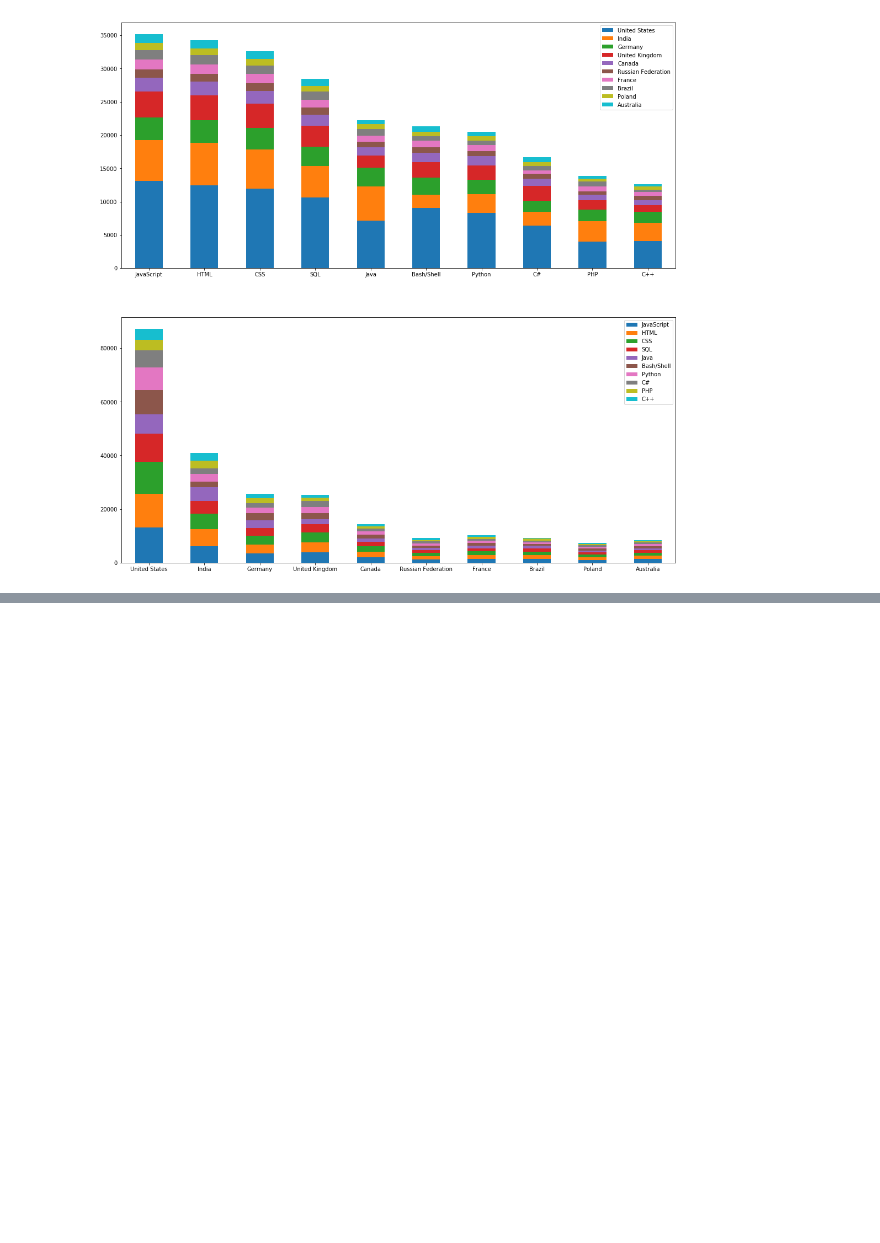
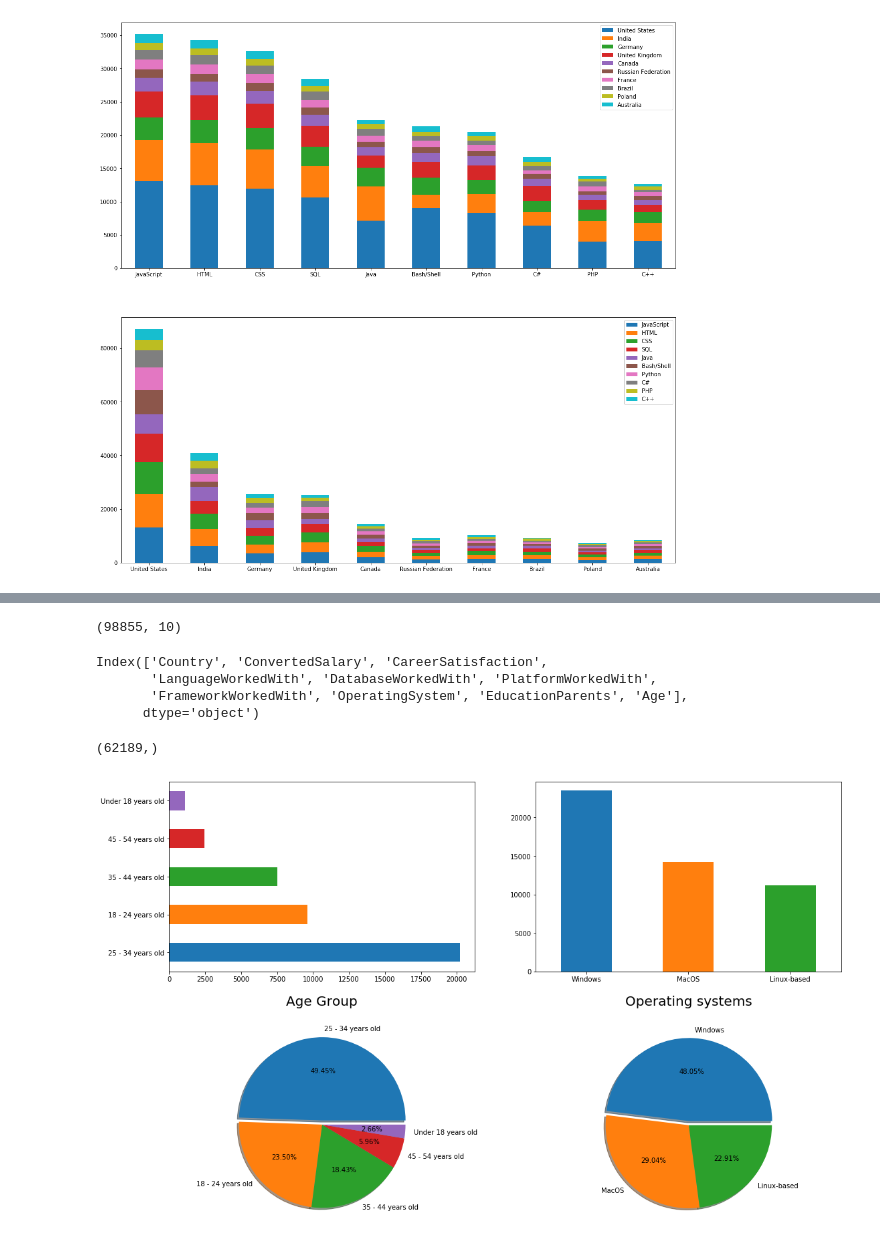
Before and after one commit to MadhukaraBS/python-challenge, a Jupyter notebook: Project-1/TechAnalysis.ipynb, the cells around one changed output, grey strips where cells are left out. Saved outputs shown, nothing was run; the diff lists cells and outputs as text; code cells hidden in the pictures; blank space fills up the shorter version.

Commit message:
After multiple subplots

```diff
--- a/Project-1/TechAnalysis.ipynb
+++ b/Project-1/TechAnalysis.ipynb
@@ -208,0 +136,37 @@ Name: LanguageWorkedWith, Length: 13721, dtype: object
+# %%
+sel_df.shape
+# %% [output]
+(98855, 10)
+# %%
+sel_df_c.columns
+# %% [output]
+Index(['Country', 'ConvertedSalary', 'CareerSatisfaction',
+       'LanguageWorkedWith', 'DatabaseWorkedWith', 'PlatformWorkedWith',
+       'FrameworkWorkedWith', 'OperatingSystem', 'EducationParents', 'Age'],
+      dtype='object')
+# %%
+sel_df_c['ConvertedSalary'].shape
+# %% [output]
+(62189,)
+# %%
+fig, ax = plt.subplots(2, 2, figsize=(18,12))
+sel_df_c['Age'].value_counts().head(5).plot(kind='barh', ax=ax[0, 0])
+explode = (0.05, 0, 0, 0, 0)
+sel_df_c['Age'].value_counts().head(5).plot(kind='pie', ax=ax[1, 0], explode=explode, autopct='%.2f%%', title='Age Group', shadow=True)
+ax[1, 0].axis('equal')
+ax[1, 0].set_ylabel('')
+ax[1, 0].title.set_position([0.5, 1.1])
+ax[1, 0].title.set_size(20)
+#  Indicates age group 25-44 is peak developer age
+sel_df_c['OperatingSystem'].value_counts().head(3).plot(kind='bar', ax=ax[0, 1], rot=0)
+explode = (0.05, 0, 0)
+sel_df_c['OperatingSystem'].value_counts().head(3).plot(kind='pie', ax=ax[1, 1], explode=explode, autopct='%.2f%%', title='Operating systems', shadow=True)
+ax[1, 1].axis('equal')
+ax[1, 1].set_ylabel('')
+ax[1, 1].title.set_position([0.5, 1.1])
+# ax[1, 1].set_title('Title', pad=30)
+ax[1, 1].title.set_size(20)
+fig.subplots_adjust(hspace=.3)
+plt.show()
+# %% [output]
+[figure, added]
```
Also changed, not shown: parts of 4 cells of this notebook.
